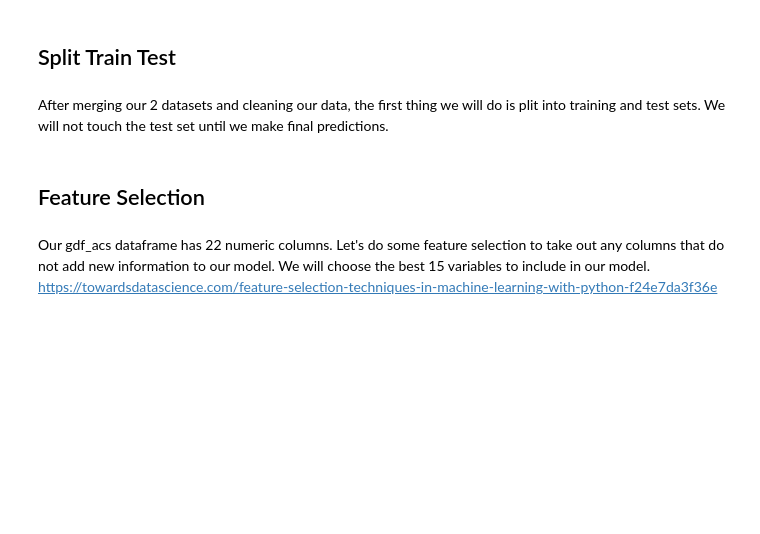
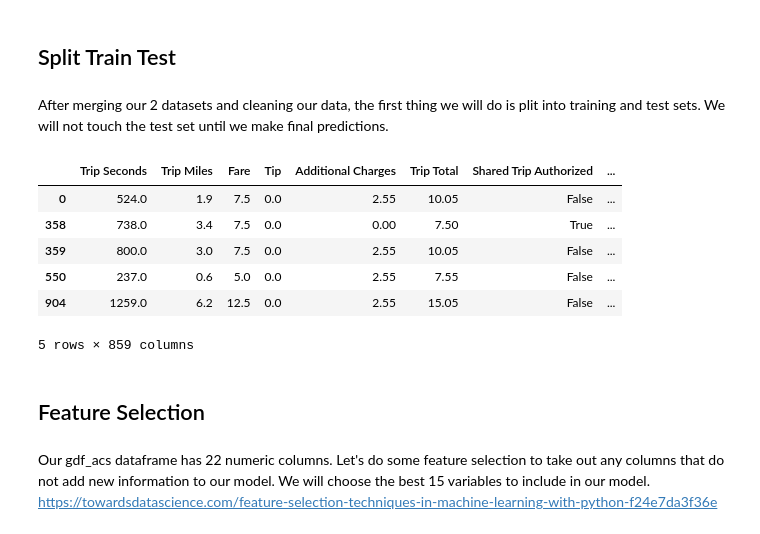
Before and after one commit to morden35/ridesharing_ml, a Jupyter notebook: data_exploration_v2.ipynb, the cells around one changed output. Cells and saved outputs as stored; diff of their text form; code cells hidden in the pictures; blank space fills up the shorter version.

```diff
--- a/data_exploration_v2.ipynb
+++ b/data_exploration_v2.ipynb
@@ -650,0 +663,4 @@ Calling "shared_trip_auth_num" our target column because I think it's the most i
+# %%
+gdf_acs["tripend_minuteofday"] = (gdf_acs["Trip End Timestamp"].dt.hour + 1) * gdf_acs["Trip End Timestamp"].dt.minute.max()
+# %%
+geo_dummies = pd.get_dummies(gdf_acs["GEO_ID"])
@@ -651,3 +671,5 @@ Calling "shared_trip_auth_num" our target column because I think it's the most i
+# %%
+gdf_acs = pd.concat([gdf_acs, geo_dummies], axis=1)
 # %% [markdown]
 ## Split Train Test
 # %% [markdown]
@@ -657,2 +682,14 @@ from sklearn.model_selection import train_test_split
+# %%
+gdf_acs_model = gdf_acs.drop(["Trip ID", "Trip Start Timestamp", "Trip End Timestamp", "geometry", "name10", "GEO_ID", "Pickup Centroid Location", "Dropoff Centroid Location", "date", "Pickup Census Tract", "Dropoff Census Tract", "Pickup Community Area", "Dropoff Community Area"], axis=1)
+# %%
+gdf_acs_model.head(5)
+# %% [output]
+|  | Trip Seconds | Trip Miles | Fare | Tip | Additional Charges | Trip Total | Shared Trip Authorized | ... |
+| 0 | 524.0 | 1.9 | 7.5 | 0.0 | 2.55 | 10.05 | False | ... |
+| 358 | 738.0 | 3.4 | 7.5 | 0.0 | 0.00 | 7.50 | True | ... |
+| 359 | 800.0 | 3.0 | 7.5 | 0.0 | 2.55 | 10.05 | False | ... |
+| 550 | 237.0 | 0.6 | 5.0 | 0.0 | 2.55 | 7.55 | False | ... |
+| 904 | 1259.0 | 6.2 | 12.5 | 0.0 | 2.55 | 15.05 | False | ... |
+5 rows × 859 columns
 # %%
 # split df into features and labels
```
Also changed, not shown: parts of 61 cells of this notebook.
